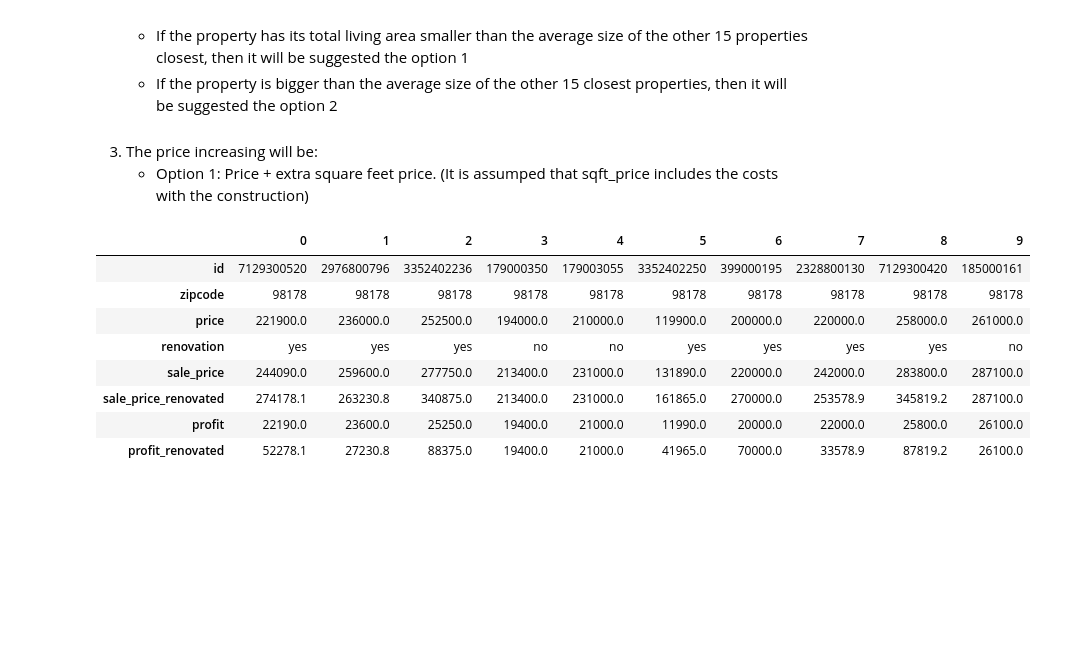
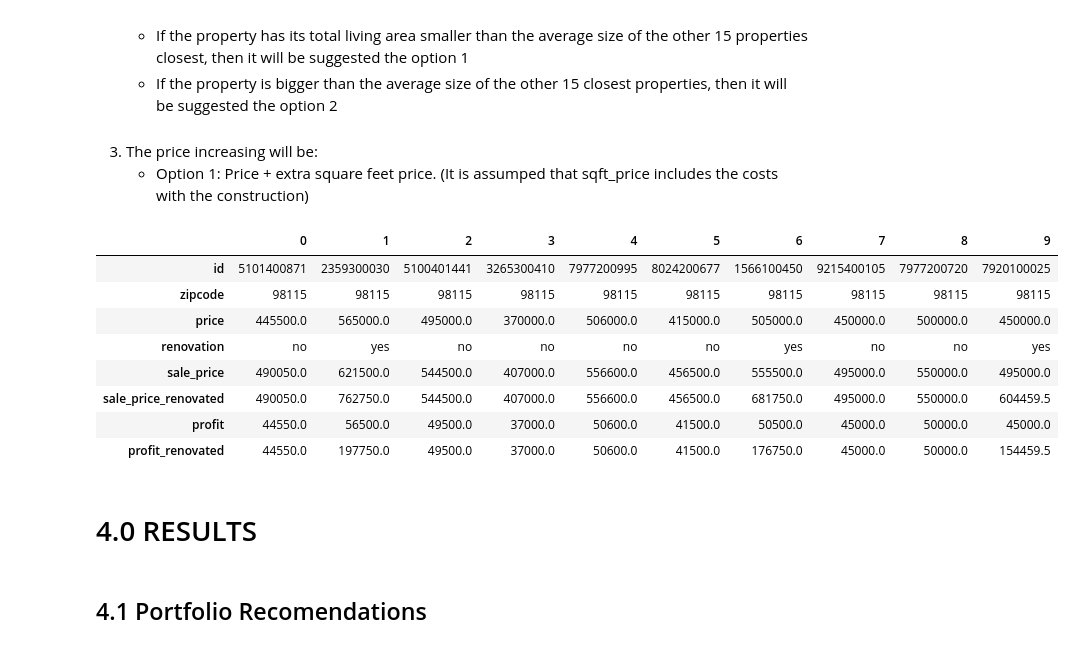
Before and after one commit to diegodinizf/House-Rocket, a Jupyter notebook: House-Rocket-Analysis_.ipynb, the cells around one changed output. Cells and saved outputs as stored; diff of their text form; code cells hidden in the pictures; blank space fills up the shorter version.

```diff
--- a/House-Rocket-Analysis_.ipynb
+++ b/House-Rocket-Analysis_.ipynb
@@ -173 +175,4 @@ df1[['id','sqft_living','sqft_basement','sqft_above']].iloc[[10,17]]
+# %%
+df1 = df1.sort_values('date', ascending=False)
+df1 = df1.drop_duplicates('id')
 # %% [markdown]
@@ -674,14 +711,17 @@ df3['sale_price_renovated'] = df3.apply(lambda x: x['sale_price'] + x['price_inc
 df3['profit_renovated'] = df3.apply(lambda x: x['sale_price_renovated']-x['price'], axis=1)
 # %%
 tb3 = df3[['id','zipcode','price','renovation','sale_price','sale_price_renovated','profit','profit_renovated']].copy()
+tb2.to_csv('csv reports\houses_renovated.csv')
 tb3.head(10).T
 # %% [output]
 |  | 0 | 1 | 2 | 3 | 4 | 5 | 6 | 7 | 8 | 9 |
-| id | 7129300520 | 2976800796 | 3352402236 | 179000350 | 179003055 | 3352402250 | 399000195 | 2328800130 | 7129300420 | 185000161 |
-| zipcode | 98178 | 98178 | 98178 | 98178 | 98178 | 98178 | 98178 | 98178 | 98178 | 98178 |
-| price | 221900.0 | 236000.0 | 252500.0 | 194000.0 | 210000.0 | 119900.0 | 200000.0 | 220000.0 | 258000.0 | 261000.0 |
-| renovation | yes | yes | yes | no | no | yes | yes | yes | yes | no |
-| sale_price | 244090.0 | 259600.0 | 277750.0 | 213400.0 | 231000.0 | 131890.0 | 220000.0 | 242000.0 | 283800.0 | 287100.0 |
-| sale_price_renovated | 274178.1 | 263230.8 | 340875.0 | 213400.0 | 231000.0 | 161865.0 | 270000.0 | 253578.9 | 345819.2 | 287100.0 |
-| profit | 22190.0 | 23600.0 | 25250.0 | 19400.0 | 21000.0 | 11990.0 | 20000.0 | 22000.0 | 25800.0 | 26100.0 |
-| profit_renovated | 52278.1 | 27230.8 | 88375.0 | 19400.0 | 21000.0 | 41965.0 | 70000.0 | 33578.9 | 87819.2 | 26100.0 |
+| id | 5101400871 | 2359300030 | 5100401441 | 3265300410 | 7977200995 | 8024200677 | 1566100450 | 9215400105 | 7977200720 | 7920100025 |
+| zipcode | 98115 | 98115 | 98115 | 98115 | 98115 | 98115 | 98115 | 98115 | 98115 | 98115 |
+| price | 445500.0 | 565000.0 | 495000.0 | 370000.0 | 506000.0 | 415000.0 | 505000.0 | 450000.0 | 500000.0 | 450000.0 |
+| renovation | no | yes | no | no | no | no | yes | no | no | yes |
+| sale_price | 490050.0 | 621500.0 | 544500.0 | 407000.0 | 556600.0 | 456500.0 | 555500.0 | 495000.0 | 550000.0 | 495000.0 |
+| sale_price_renovated | 490050.0 | 762750.0 | 544500.0 | 407000.0 | 556600.0 | 456500.0 | 681750.0 | 495000.0 | 550000.0 | 604459.5 |
+| profit | 44550.0 | 56500.0 | 49500.0 | 37000.0 | 50600.0 | 41500.0 | 50500.0 | 45000.0 | 50000.0 | 45000.0 |
+| profit_renovated | 44550.0 | 197750.0 | 49500.0 | 37000.0 | 50600.0 | 41500.0 | 176750.0 | 45000.0 | 50000.0 | 154459.5 |
+# %% [markdown]
+# 4.0 RESULTS
@@ -687,0 +730,2 @@ tb3.head(10).T
+# %% [markdown]
+## 4.1 Portfolio Recomendations
```
Also changed, not shown: parts of 56 cells of this notebook.
